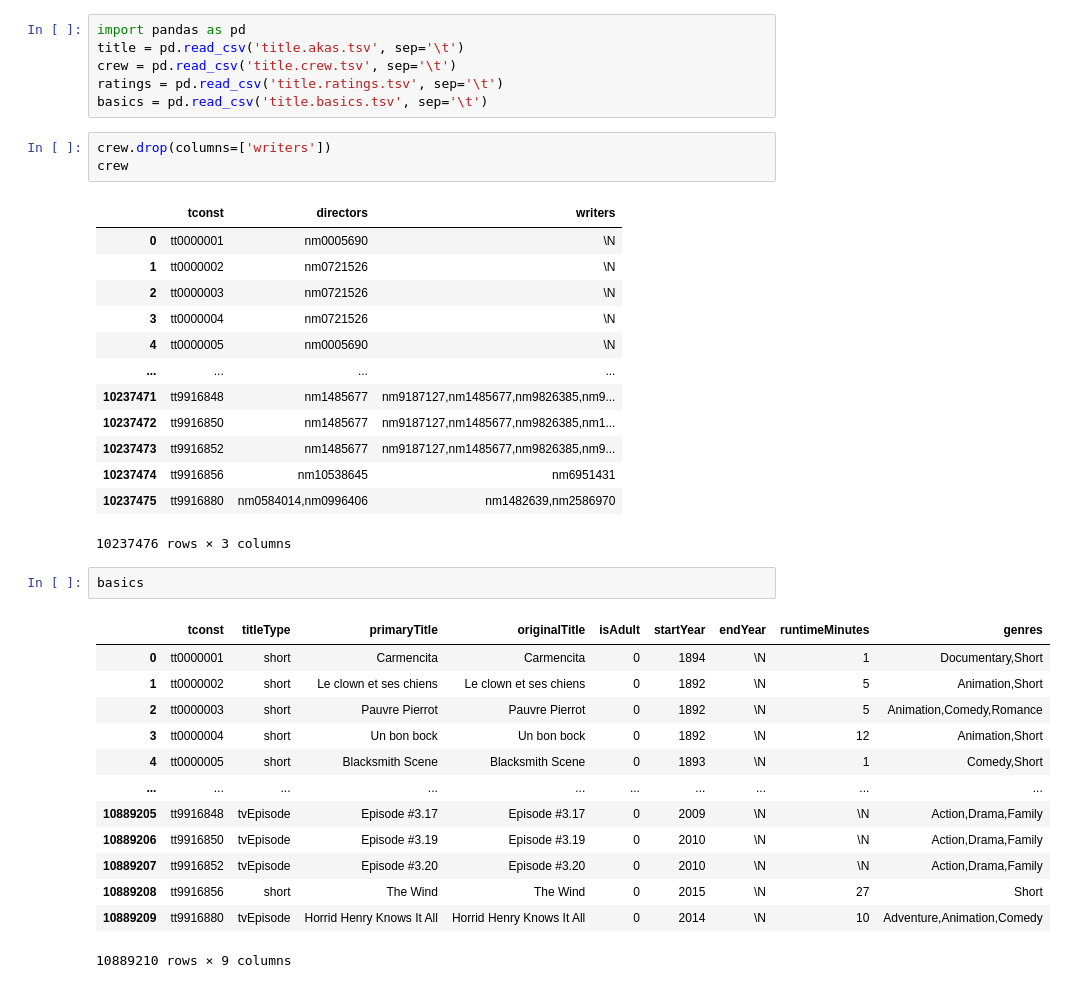
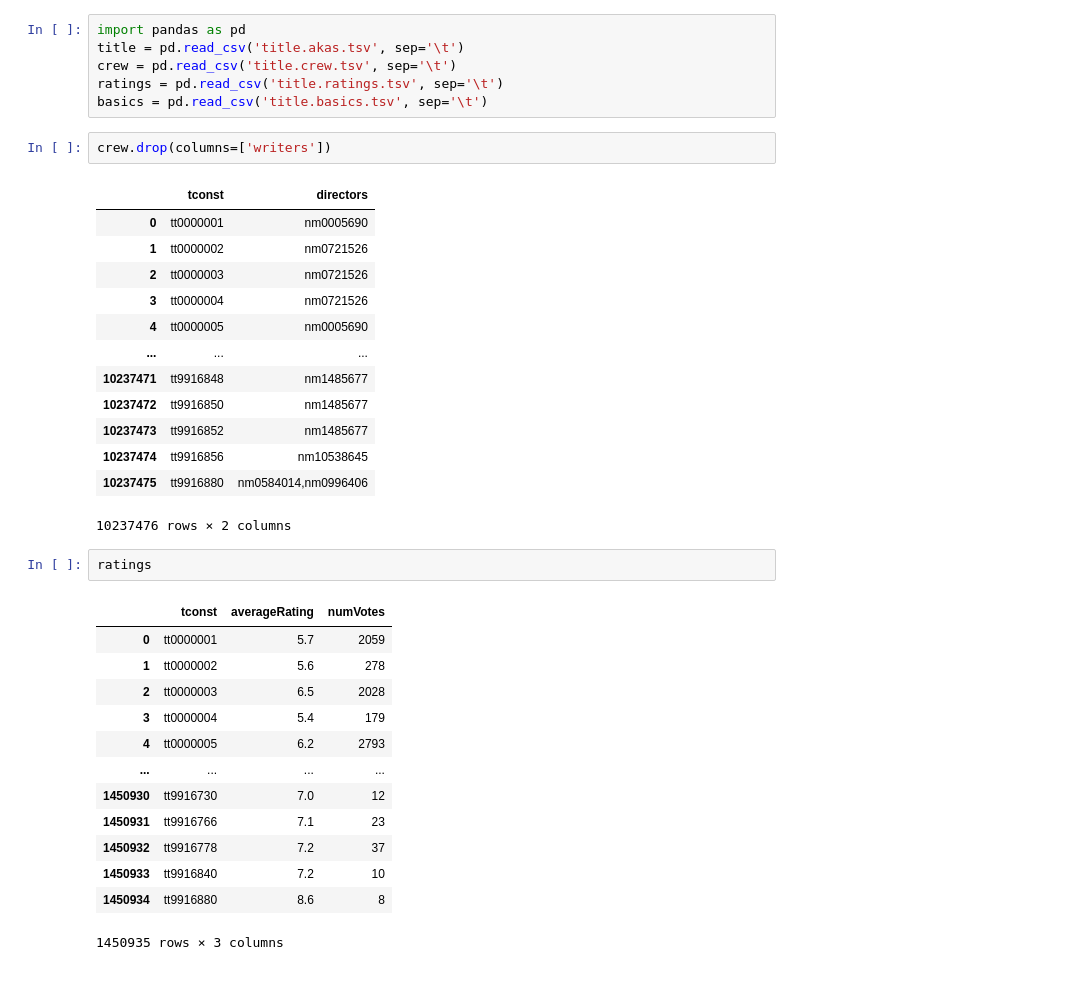
Before and after one commit to zorndog/Python-Project, a Jupyter notebook: Untitled.ipynb, the cells around one changed output. Cells and saved outputs as stored; diff of their text form.

```diff
--- a/Untitled.ipynb
+++ b/Untitled.ipynb
@@ -6,34 +6,33 @@ ratings = pd.read_csv('title.ratings.tsv', sep='\t')
 basics = pd.read_csv('title.basics.tsv', sep='\t')
 # %%
 crew.drop(columns=['writers'])
-crew
 # %% [output]
-|  | tconst | directors | writers |
-| 0 | tt0000001 | nm0005690 | \N |
-| 1 | tt0000002 | nm0721526 | \N |
-| 2 | tt0000003 | nm0721526 | \N |
-| 3 | tt0000004 | nm0721526 | \N |
-| 4 | tt0000005 | nm0005690 | \N |
-| ... | ... | ... | ... |
-| 10237471 | tt9916848 | nm1485677 | nm9187127,nm1485677,nm9826385,nm9... |
-| 10237472 | tt9916850 | nm1485677 | nm9187127,nm1485677,nm9826385,nm1... |
-| 10237473 | tt9916852 | nm1485677 | nm9187127,nm1485677,nm9826385,nm9... |
-| 10237474 | tt9916856 | nm10538645 | nm6951431 |
-| 10237475 | tt9916880 | nm0584014,nm0996406 | nm1482639,nm2586970 |
+|  | tconst | directors |
+| 0 | tt0000001 | nm0005690 |
+| 1 | tt0000002 | nm0721526 |
+| 2 | tt0000003 | nm0721526 |
+| 3 | tt0000004 | nm0721526 |
+| 4 | tt0000005 | nm0005690 |
+| ... | ... | ... |
+| 10237471 | tt9916848 | nm1485677 |
+| 10237472 | tt9916850 | nm1485677 |
+| 10237473 | tt9916852 | nm1485677 |
+| 10237474 | tt9916856 | nm10538645 |
+| 10237475 | tt9916880 | nm0584014,nm0996406 |
-10237476 rows × 3 columns
+10237476 rows × 2 columns
 # %%
-basics
+ratings
 # %% [output]
-|  | tconst | titleType | primaryTitle | originalTitle | isAdult | startYear | endYear | runtimeMinutes | genres |
-| 0 | tt0000001 | short | Carmencita | Carmencita | 0 | 1894 | \N | 1 | Documentary,Short |
-| 1 | tt0000002 | short | Le clown et ses chiens | Le clown et ses chiens | 0 | 1892 | \N | 5 | Animation,Short |
-| 2 | tt0000003 | short | Pauvre Pierrot | Pauvre Pierrot | 0 | 1892 | \N | 5 | Animation,Comedy,Romance |
-| 3 | tt0000004 | short | Un bon bock | Un bon bock | 0 | 1892 | \N | 12 | Animation,Short |
-| 4 | tt0000005 | short | Blacksmith Scene | Blacksmith Scene | 0 | 1893 | \N | 1 | Comedy,Short |
-| ... | ... | ... | ... | ... | ... | ... | ... | ... | ... |
-| 10889205 | tt9916848 | tvEpisode | Episode #3.17 | Episode #3.17 | 0 | 2009 | \N | \N | Action,Drama,Family |
-| 10889206 | tt9916850 | tvEpisode | Episode #3.19 | Episode #3.19 | 0 | 2010 | \N | \N | Action,Drama,Family |
-| 10889207 | tt9916852 | tvEpisode | Episode #3.20 | Episode #3.20 | 0 | 2010 | \N | \N | Action,Drama,Family |
-| 10889208 | tt9916856 | short | The Wind | The Wind | 0 | 2015 | \N | 27 | Short |
-| 10889209 | tt9916880 | tvEpisode | Horrid Henry Knows It All | Horrid Henry Knows It All | 0 | 2014 | \N | 10 | Adventure,Animation,Comedy |
+|  | tconst | averageRating | numVotes |
+| 0 | tt0000001 | 5.7 | 2059 |
+| 1 | tt0000002 | 5.6 | 278 |
+| 2 | tt0000003 | 6.5 | 2028 |
+| 3 | tt0000004 | 5.4 | 179 |
+| 4 | tt0000005 | 6.2 | 2793 |
+| ... | ... | ... | ... |
+| 1450930 | tt9916730 | 7.0 | 12 |
+| 1450931 | tt9916766 | 7.1 | 23 |
+| 1450932 | tt9916778 | 7.2 | 37 |
+| 1450933 | tt9916840 | 7.2 | 10 |
+| 1450934 | tt9916880 | 8.6 | 8 |
-10889210 rows × 9 columns
+1450935 rows × 3 columns
```
Also changed, not shown: parts of 11 cells of this notebook.
